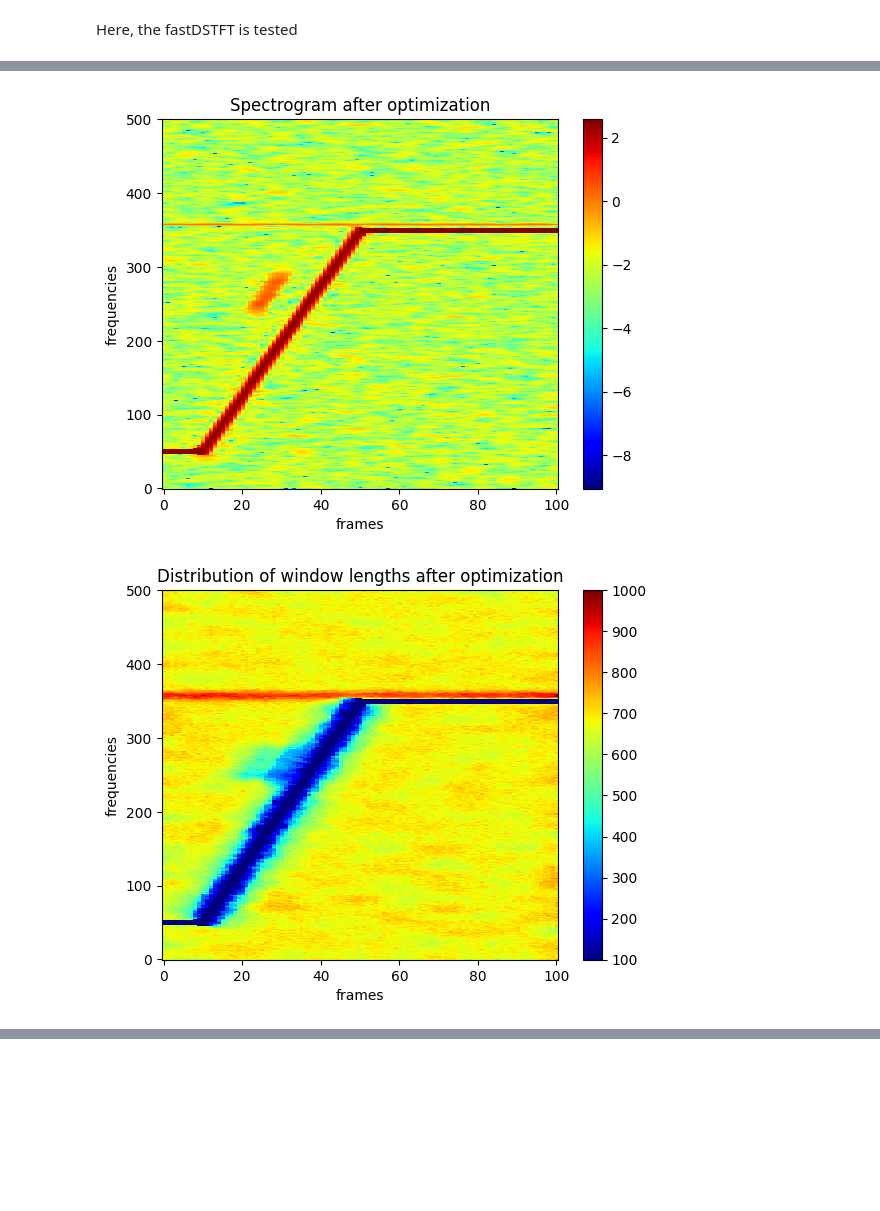
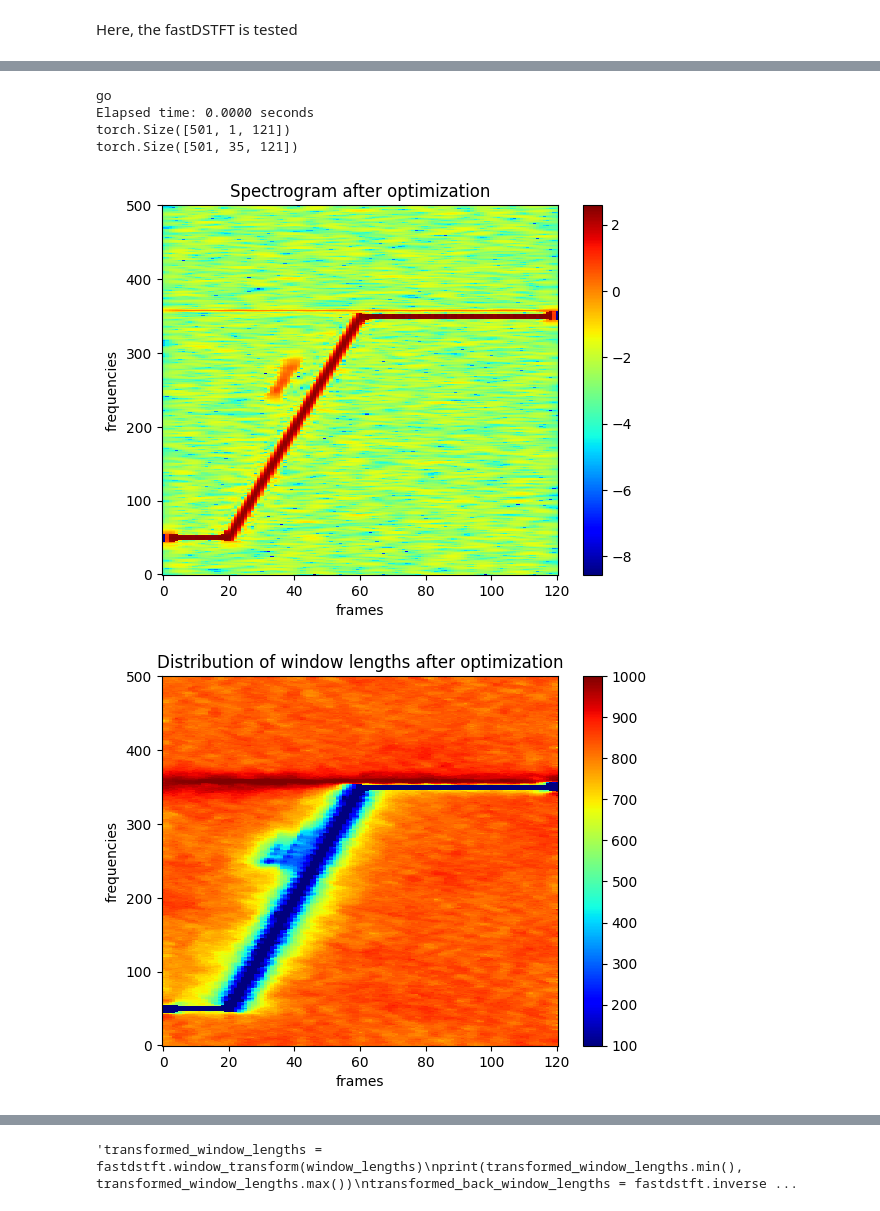
Before and after one commit to SpoketKasper/projekt-fmsn35, a Jupyter notebook: dstft/notebooks/fastDSTFT.ipynb, the cells around one changed output, grey strips where cells are left out. Drawn from its saved outputs; the diff is of its cells as text; code cells hidden in the pictures; blank space fills up the shorter version.

Commit message:
with working "same" padding that loses energy on the ends

```diff
--- a/dstft/notebooks/fastDSTFT.ipynb
+++ b/dstft/notebooks/fastDSTFT.ipynb
@@ -61,7 +61,7 @@ Here, the fastDSTFT is tested
 # %%
 from dstft import fastDSTFT
 # %%
-batch_size = 64
+batch_size = 32
 x = x_sample.repeat(batch_size, 1).to(device)
 #x = torch.randn(1, 6025, device=device)
 fastdstft = fastDSTFT(device=device, #device=device, x_sample=x,
@@ -70,7 +70,7 @@ fastdstft = fastDSTFT(device=device, #device=device, x_sample=x,
                     initial_win_length=577,
                     window_function='beta',  # 'hann, 'beta'
                     spline_degree = 5,
-                    padding = "valid"
+                    padding = "same"
                     )
 
 #fastdstft = torch.compile(fastdstft, mode="default")  # earlier no difference, now crash
@@ -78,6 +78,6 @@ with torch.no_grad():
 #    fastdstft.window_lengths.data.uniform_(100, 1000)
 #fastdstft.warm_start()
     spec = fastdstft(x)  # making one calculation to avoid overhead
-    #fastdstft.plot(spec, title="before optimization")
+    fastdstft.plot(spec, title="before optimization")
     #fastdstft.plot(spec, title="after warm-start")
 # %% [output]
@@ -118,7 +117,7 @@ def get_cpu_mem():
 #import gc
 #gc.enable()
 #gc.disable()
-for epoch in range(20):  # 1_000
+for epoch in range(50):  # 1_000
     #opt.zero_grad()
     for param in fastdstft.parameters():
         param.grad = None
@@ -190,2 +204,6 @@ Time for 10000 passes: 0h 22m 28.44s
+go
+Elapsed time: 0.0000 seconds
+torch.Size([501, 1, 121])
+torch.Size([501, 35, 121])
-[figure, old version]
+[figure, new version]
-[figure, old version]
+[figure, new version]
@@ -195,3 +212,4 @@ finished on epoch 19 with (unregularized) loss 8.891016006469727
+'transformed_window_lengths = fastdstft.window_transform(window_lengths)\nprint(transformed_window_lengths.min(), transformed_window_lengths.max())\ntransformed_back_window_lengths = fastdstft.inverse ...
 # %%
 adstftdevice = "cpu"  # does not work on gpu
 from dstft import ADSTFT
```
Also changed, not shown: parts of 2 cells of this notebook, 2 other files.
